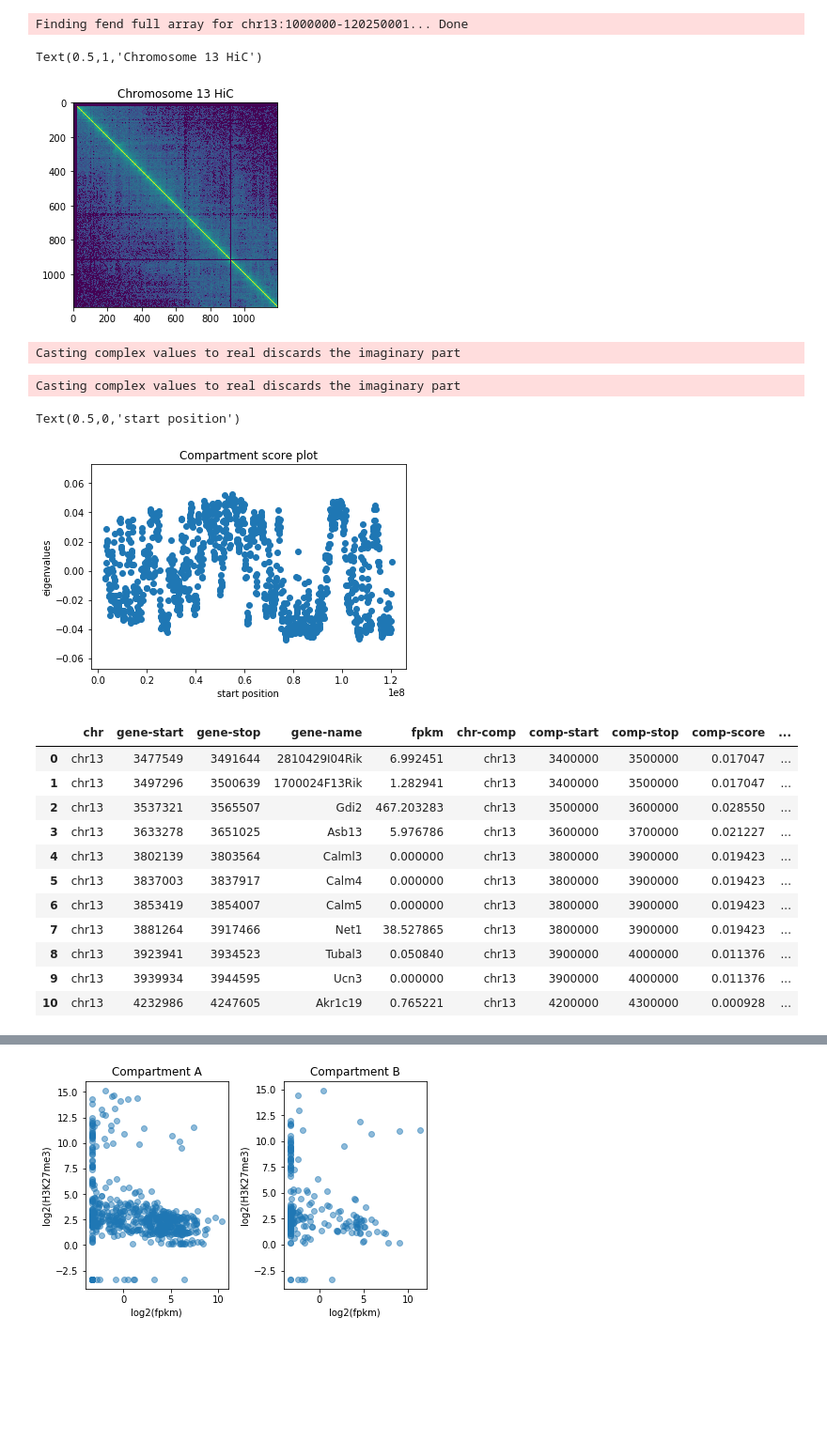
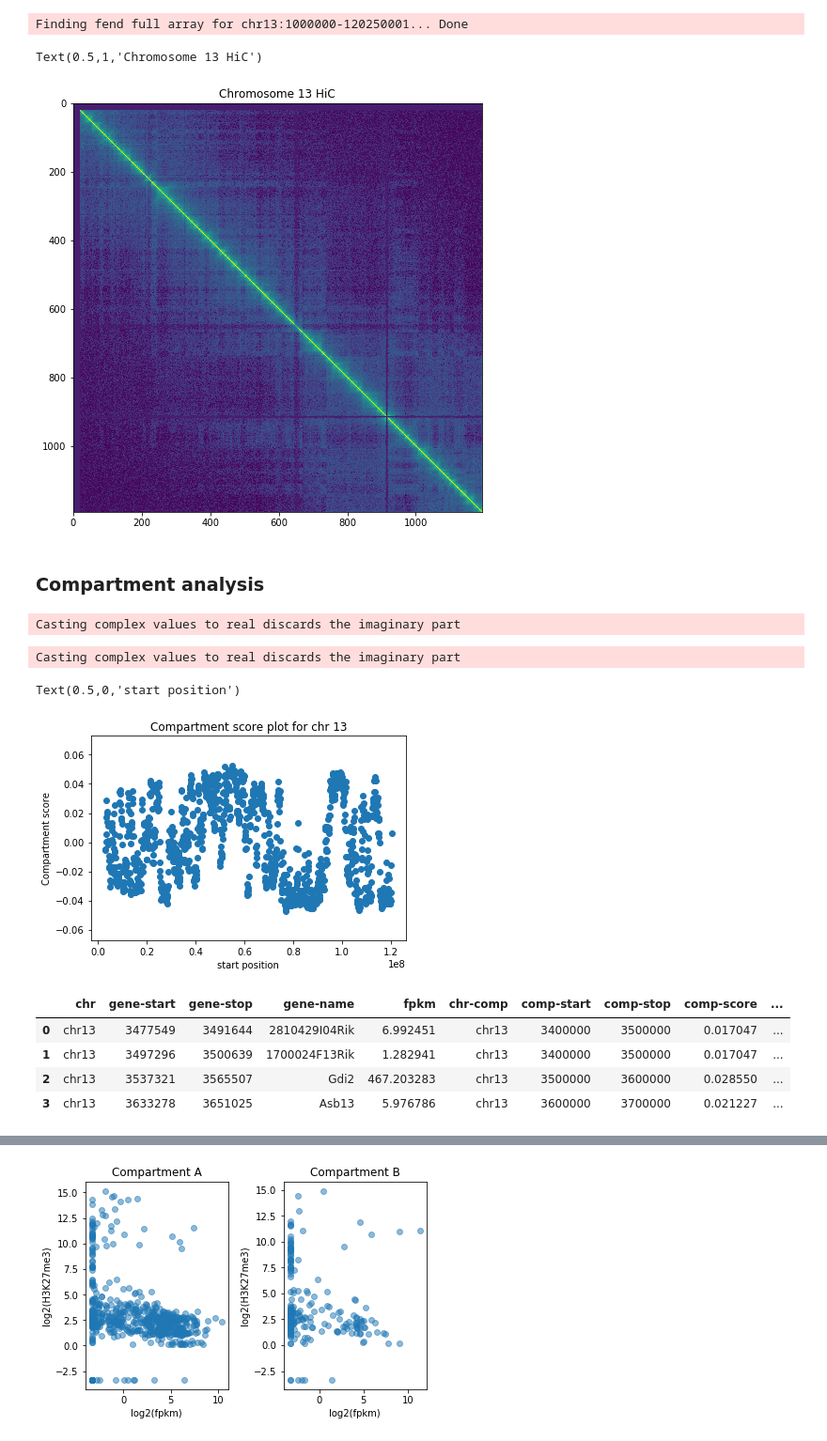
Before and after one commit to aheffner1/qbb2020-answers, a Jupyter notebook: week10-hw/week10-hw.ipynb, the cells around one changed output, grey strips where cells are left out. Shown at 94% size. Cells and saved outputs as stored; diff of their text form; code cells hidden in the pictures; blank space fills up the shorter version.

```diff
--- a/week10-hw/week10-hw.ipynb
+++ b/week10-hw/week10-hw.ipynb
@@ -23 +24,5 @@ expect = data[:, :, 1] + 1
+# %%
+# save raw and expected data (add 1 to neutralize zeros in the denominator in the enrichment calc)
+raw = data[:, :, 0] + 1
+expect = data[:, :, 1] + 1
 # %%
@@ -24,10 +30,14 @@ expect = data[:, :, 1] + 1
 enrichment = raw/expect
 log_enrich = np.log(enrichment + 0.1)
 # %%
-fig, ax = plt.subplots()
+# plot heatmap using imshow() from matplotlib
+fig = plt.figure(figsize = (8.0,8.0))
+ax = fig.subplots()
 im = ax.imshow(log_enrich)
 ax.set_title('Chromosome 13 HiC')
 # %% [output]
 Text(0.5,1,'Chromosome 13 HiC')
-[figure, old version]
+[figure, new version]
+# %% [markdown]
+### Compartment analysis
 # %%
@@ -36,13 +48,15 @@ Comp.write_eigen_scores('hic_comp.bed')
 # %% [output]
 Casting complex values to real discards the imaginary part
 # %%
+# extract the positions and compartment scores
 X = Comp.positions['chr13']
 Y = Comp.eigenv['chr13']
+# plot these scores
 plt.scatter(X[:,0], Y)
-plt.title('Compartment score plot')
-plt.ylabel('eigenvalues')
+plt.title('Compartment score plot for chr 13')
+plt.ylabel('Compartment score')
 plt.xlabel('start position')
 # %% [output]
 Casting complex values to real discards the imaginary part
 Text(0.5,0,'start position')
-[figure, old version]
+[figure, new version]
@@ -55,25 +75,20 @@ grep -v - hic_comp.bed > pos_comp_score.bed
 bedtools intersect -wo -f 0.5 -a data/WT_fpkm.bed -b neg_comp_score.bed > comp_b.bed
 bedtools intersect -wo -f 0.5 -a data/WT_fpkm.bed -b pos_comp_score.bed > comp_a.bed
 # %%
+# Read resulting files into pandas dataframe
 file_a = '/Users/cmdb/qbb2020-answers/week10-hw/comp_a.bed'
 file_b = '/Users/cmdb/qbb2020-answers/week10-hw/comp_b.bed'
 col = ['chr', 'gene-start', 'gene-stop', 'gene-name', 'fpkm', 'chr-comp', 'comp-start', 'comp-stop', 'comp-score', 'overlap']
 comp_a = pd.read_csv(file_a, sep='\t', names = col)
 comp_b = pd.read_csv(file_b, sep='\t', names = col)
+# Add column for log2-fpkm (must add 0.1 to neutralize zeros)
 comp_a['log2-fpkm'] = np.log2(comp_a['fpkm'] + 0.1)
 comp_b['log2-fpkm'] = np.log2(comp_b['fpkm'] + 0.1)
-comp_a.loc[0:10]
+comp_a.loc[0:3]
 # %% [output]
 |  | chr | gene-start | gene-stop | gene-name | fpkm | chr-comp | comp-start | comp-stop | comp-score | ... |
 | 0 | chr13 | 3477549 | 3491644 | 2810429I04Rik | 6.992451 | chr13 | 3400000 | 3500000 | 0.017047 | ... |
 | 1 | chr13 | 3497296 | 3500639 | 1700024F13Rik | 1.282941 | chr13 | 3400000 | 3500000 | 0.017047 | ... |
 | 2 | chr13 | 3537321 | 3565507 | Gdi2 | 467.203283 | chr13 | 3500000 | 3600000 | 0.028550 | ... |
 | 3 | chr13 | 3633278 | 3651025 | Asb13 | 5.976786 | chr13 | 3600000 | 3700000 | 0.021227 | ... |
-| 4 | chr13 | 3802139 | 3803564 | Calml3 | 0.000000 | chr13 | 3800000 | 3900000 | 0.019423 | ... |
-| 5 | chr13 | 3837003 | 3837917 | Calm4 | 0.000000 | chr13 | 3800000 | 3900000 | 0.019423 | ... |
-| 6 | chr13 | 3853419 | 3854007 | Calm5 | 0.000000 | chr13 | 3800000 | 3900000 | 0.019423 | ... |
-| 7 | chr13 | 3881264 | 3917466 | Net1 | 38.527865 | chr13 | 3800000 | 3900000 | 0.019423 | ... |
-| 8 | chr13 | 3923941 | 3934523 | Tubal3 | 0.050840 | chr13 | 3900000 | 4000000 | 0.011376 | ... |
-| 9 | chr13 | 3939934 | 3944595 | Ucn3 | 0.000000 | chr13 | 3900000 | 4000000 | 0.011376 | ... |
-| 10 | chr13 | 4232986 | 4247605 | Akr1c19 | 0.765221 | chr13 | 4200000 | 4300000 | 0.000928 | ... |
 # %%
```
Also changed, not shown: parts of 12 cells of this notebook.
